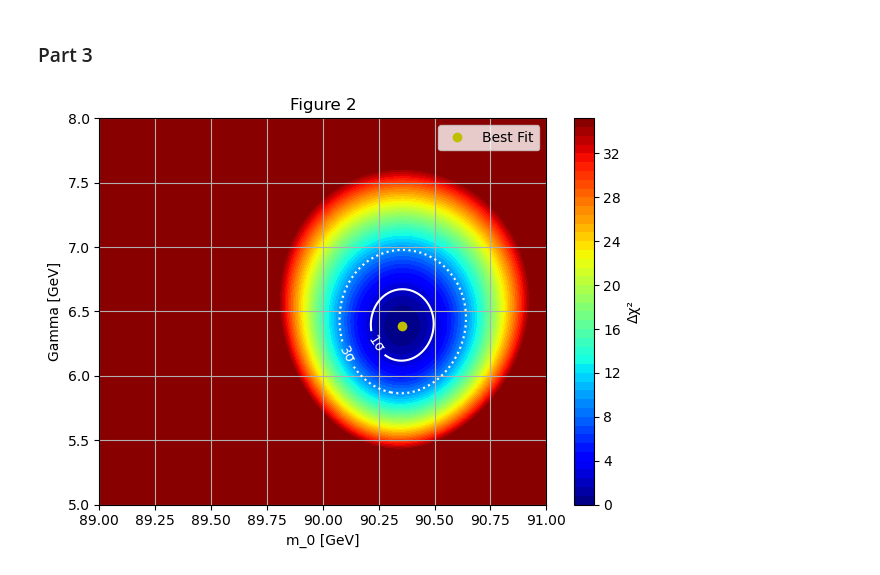
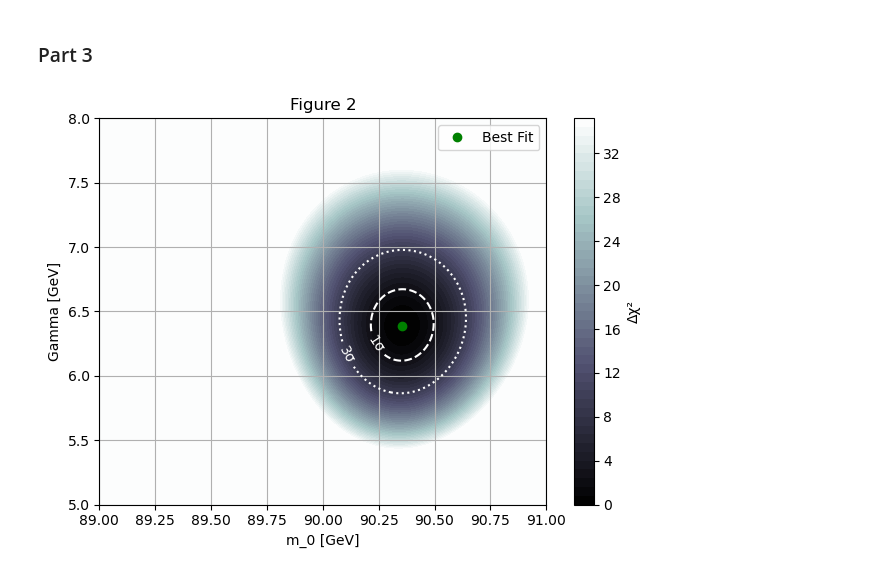
Before and after one commit to macruzat/PHYS265-spring25, a Jupyter notebook: Lab3/Lab_03.ipynb, the cells around one changed output. Cells and saved outputs as stored; diff of their text form; code cells hidden in the pictures.

```diff
--- a/Lab3/Lab_03.ipynb
+++ b/Lab3/Lab_03.ipynb
@@ -123,40 +127,43 @@ NDOF: 10
 # %% [markdown]
 ### Part 3
 # %%
+# Start Values
 m0_vals = np.linspace(89, 91, 300)
 gamma_vals = np.linspace(5.0, 8.0, 300)
 M0, G = np.meshgrid(m0_vals, gamma_vals)
 
+# New Values
 chi2_grid = np.zeros_like(M0)
 
 for i in range(len(m0_vals)):
     for j in range(len(gamma_vals)):
         model = breit_wigner(x_fit, m0_vals[i], gamma_vals[j])
         chi2_grid[j, i] = np.sum(((y_fit - model) / yerr_fit)**2)
 
+# Grid and Clippping
 min_chi2 = np.min(chi2_grid)
 chi2_grid = np.clip(chi2_grid, a_min=min_chi2, a_max=min_chi2+35)
 delta_chi2 = chi2_grid - min_chi2
 
 
 # 1σ (68%), 3σ (99%)
 levels = [2.30, 9.21]
 
 # Plot
 fig, ax = plt.subplots()
 
-cp = plt.contourf(M0, G, delta_chi2, levels=50, cmap='jet')
-contours = ax.contour(M0, G, delta_chi2, levels=levels, colors='white', linestyles=['-', ':'])
+cp = plt.contourf(M0, G, delta_chi2, levels=50, cmap='bone')
+contours = ax.contour(M0, G, delta_chi2, levels=levels, colors='white', linestyles=['--', ':'])
 ax.clabel(contours, fmt={2.30: '1σ', 9.21: '3σ'}, inline=True, fontsize=10)
 
 ax.set_xlabel("m_0 [GeV]")
 ax.set_ylabel("Gamma [GeV]")
 ax.set_title("Figure 2")
 fig.colorbar(cp, label="Δχ²")
 ax.grid(True)
 fig.tight_layout()
-ax.plot(m0_fit, gamma_fit, 'yo', label='Best Fit')
+ax.plot(m0_fit, gamma_fit, 'go', label='Best Fit')
 ax.legend()
 plt.savefig("Part 3 Graph")
 # %% [output]
-[figure, old version]
+[figure, new version]
```
Also changed, not shown: parts of 3 cells of this notebook, 2 other files.
